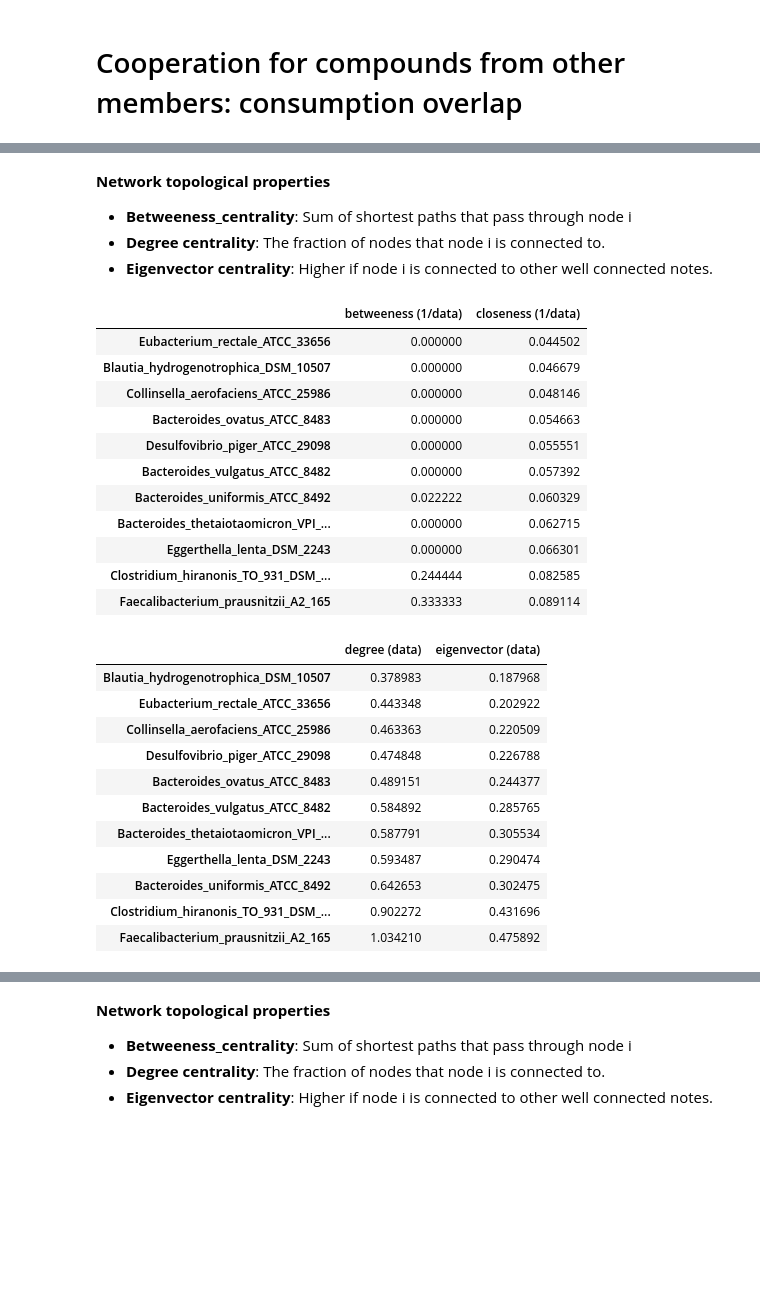
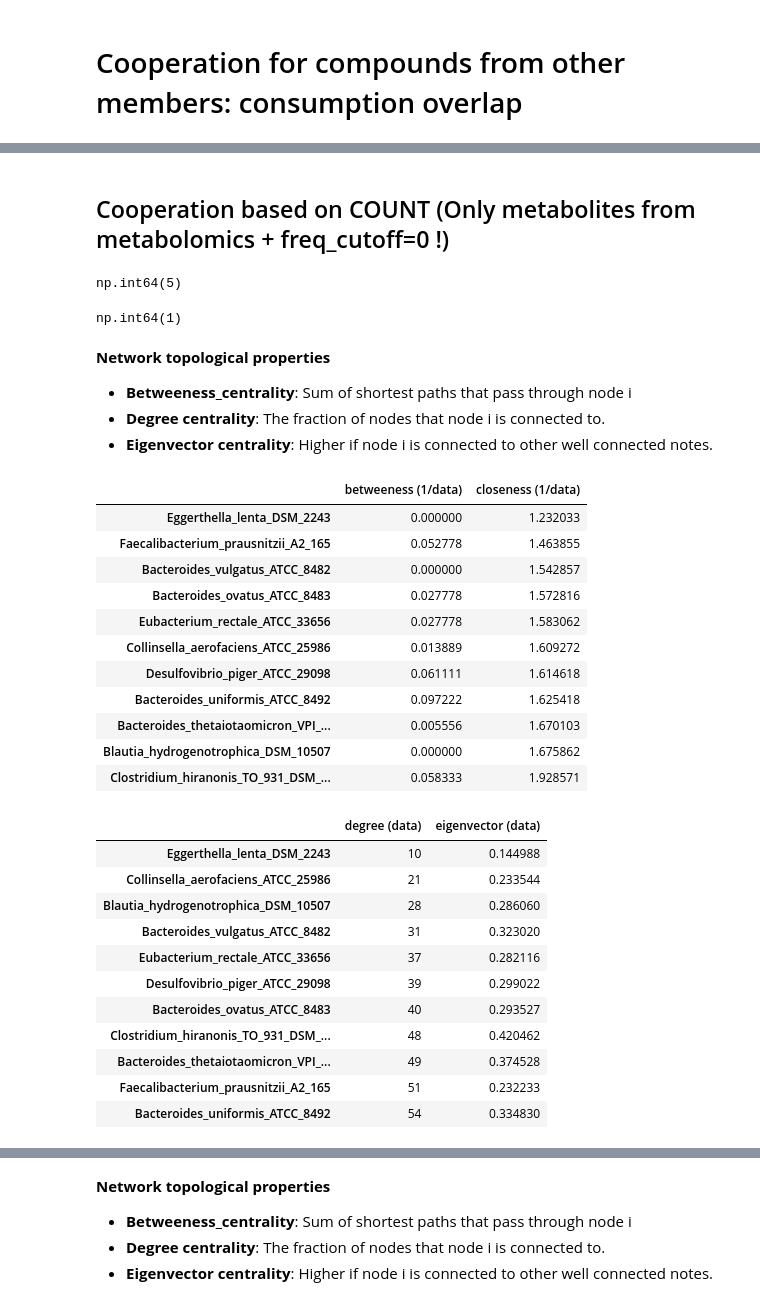
Before and after one commit to IdunBurgos/SteadierCom-Case-Studies, a Jupyter notebook: notebooks/2.2. Analyze SteadierCom results - cooperation- frequency - networks - between members.ipynb, the cells around one changed output, grey strips where cells are left out. Drawn from its saved outputs; the diff is of its cells as text; code cells hidden in the pictures; blank space fills up the shorter version.

Commit message:
Simplified and cleaned up cooperation network related code

```diff
--- a/notebooks/2.2. Analyze SteadierCom results - cooperation- frequency - networks - between members.ipynb
+++ b/notebooks/2.2. Analyze SteadierCom results - cooperation- frequency - networks - between members.ipynb
@@ -30,2 +26,0 @@ results["mass_rate*frequency"] = results["frequency"]*results["mass_rate"]
-# %%
-results = results[~results.compound.isin(m9_mets)].copy()
@@ -122,3 +43,16 @@ network_data = results_grouped_rec_env["frequency"].copy()
+# %% [markdown]
+## Cooperation based on COUNT (Only metabolites from metabolomics + freq_cutoff=0 !)
+# %%
+
+network_data = networks.cooperation_network_data(results,metabolomics_mets_only=True,use_count=True, freq_cutoff=0)
+# %%
+network_data.max()
+# %% [output]
+np.int64(5)
+# %%
+network_data.min()
+# %% [output]
+np.int64(1)
 # %% [markdown]
 **Network topological properties**
 
@@ -127,34 +61,35 @@ network_data = results_grouped_rec_env["frequency"].copy()
 - **Degree centrality**: The fraction of nodes that node i is connected to.
 - **Eigenvector centrality**: Higher if node i is connected to other well connected notes.
 # %%
-centrality_metrics_SP = centrality_metrics(network_data).sort_values("closeness (1/data)")
+centrality_metrics_SP = networks.cooperation_centrality_metrics(network_data).sort_values("closeness (1/data)")
 centrality_metrics_SP
 # %% [output]
 |  | betweeness (1/data) | closeness (1/data) |
-| Eubacterium_rectale_ATCC_33656 | 0.000000 | 0.044502 |
-| Blautia_hydrogenotrophica_DSM_10507 | 0.000000 | 0.046679 |
-| Collinsella_aerofaciens_ATCC_25986 | 0.000000 | 0.048146 |
-| Bacteroides_ovatus_ATCC_8483 | 0.000000 | 0.054663 |
-| Desulfovibrio_piger_ATCC_29098 | 0.000000 | 0.055551 |
-| Bacteroides_vulgatus_ATCC_8482 | 0.000000 | 0.057392 |
-| Bacteroides_uniformis_ATCC_8492 | 0.022222 | 0.060329 |
-| Bacteroides_thetaiotaomicron_VPI_... | 0.000000 | 0.062715 |
-| Eggerthella_lenta_DSM_2243 | 0.000000 | 0.066301 |
-| Clostridium_hiranonis_TO_931_DSM_... | 0.244444 | 0.082585 |
-| Faecalibacterium_prausnitzii_A2_165 | 0.333333 | 0.089114 |
+| Eggerthella_lenta_DSM_2243 | 0.000000 | 1.232033 |
+| Faecalibacterium_prausnitzii_A2_165 | 0.052778 | 1.463855 |
+| Bacteroides_vulgatus_ATCC_8482 | 0.000000 | 1.542857 |
+| Bacteroides_ovatus_ATCC_8483 | 0.027778 | 1.572816 |
+| Eubacterium_rectale_ATCC_33656 | 0.027778 | 1.583062 |
+| Collinsella_aerofaciens_ATCC_25986 | 0.013889 | 1.609272 |
+| Desulfovibrio_piger_ATCC_29098 | 0.061111 | 1.614618 |
+| Bacteroides_uniformis_ATCC_8492 | 0.097222 | 1.625418 |
+| Bacteroides_thetaiotaomicron_VPI_... | 0.005556 | 1.670103 |
+| Blautia_hydrogenotrophica_DSM_10507 | 0.000000 | 1.675862 |
+| Clostridium_hiranonis_TO_931_DSM_... | 0.058333 | 1.928571 |
 # %%
-centrality_metrics(network_data,SP_centrality=False).sort_values("degree (data)")
+centrality_metrics_notSP = networks.cooperation_centrality_metrics(network_data,SP_centrality=False).sort_values("degree (data)")
+centrality_metrics_notSP
 # %% [output]
 |  | degree (data) | eigenvector (data) |
-| Blautia_hydrogenotrophica_DSM_10507 | 0.378983 | 0.187968 |
-| Eubacterium_rectale_ATCC_33656 | 0.443348 | 0.202922 |
-| Collinsella_aerofaciens_ATCC_25986 | 0.463363 | 0.220509 |
-| Desulfovibrio_piger_ATCC_29098 | 0.474848 | 0.226788 |
-| Bacteroides_ovatus_ATCC_8483 | 0.489151 | 0.244377 |
-| Bacteroides_vulgatus_ATCC_8482 | 0.584892 | 0.285765 |
-| Bacteroides_thetaiotaomicron_VPI_... | 0.587791 | 0.305534 |
-| Eggerthella_lenta_DSM_2243 | 0.593487 | 0.290474 |
-| Bacteroides_uniformis_ATCC_8492 | 0.642653 | 0.302475 |
-| Clostridium_hiranonis_TO_931_DSM_... | 0.902272 | 0.431696 |
-| Faecalibacterium_prausnitzii_A2_165 | 1.034210 | 0.475892 |
+| Eggerthella_lenta_DSM_2243 | 10 | 0.144988 |
+| Collinsella_aerofaciens_ATCC_25986 | 21 | 0.233544 |
+| Blautia_hydrogenotrophica_DSM_10507 | 28 | 0.286060 |
+| Bacteroides_vulgatus_ATCC_8482 | 31 | 0.323020 |
+| Eubacterium_rectale_ATCC_33656 | 37 | 0.282116 |
+| Desulfovibrio_piger_ATCC_29098 | 39 | 0.299022 |
+| Bacteroides_ovatus_ATCC_8483 | 40 | 0.293527 |
+| Clostridium_hiranonis_TO_931_DSM_... | 48 | 0.420462 |
+| Bacteroides_thetaiotaomicron_VPI_... | 49 | 0.374528 |
+| Faecalibacterium_prausnitzii_A2_165 | 51 | 0.232233 |
+| Bacteroides_uniformis_ATCC_8492 | 54 | 0.334830 |
 # %%
```
Also changed, not shown: parts of 52 cells of this notebook, 1 other file.
